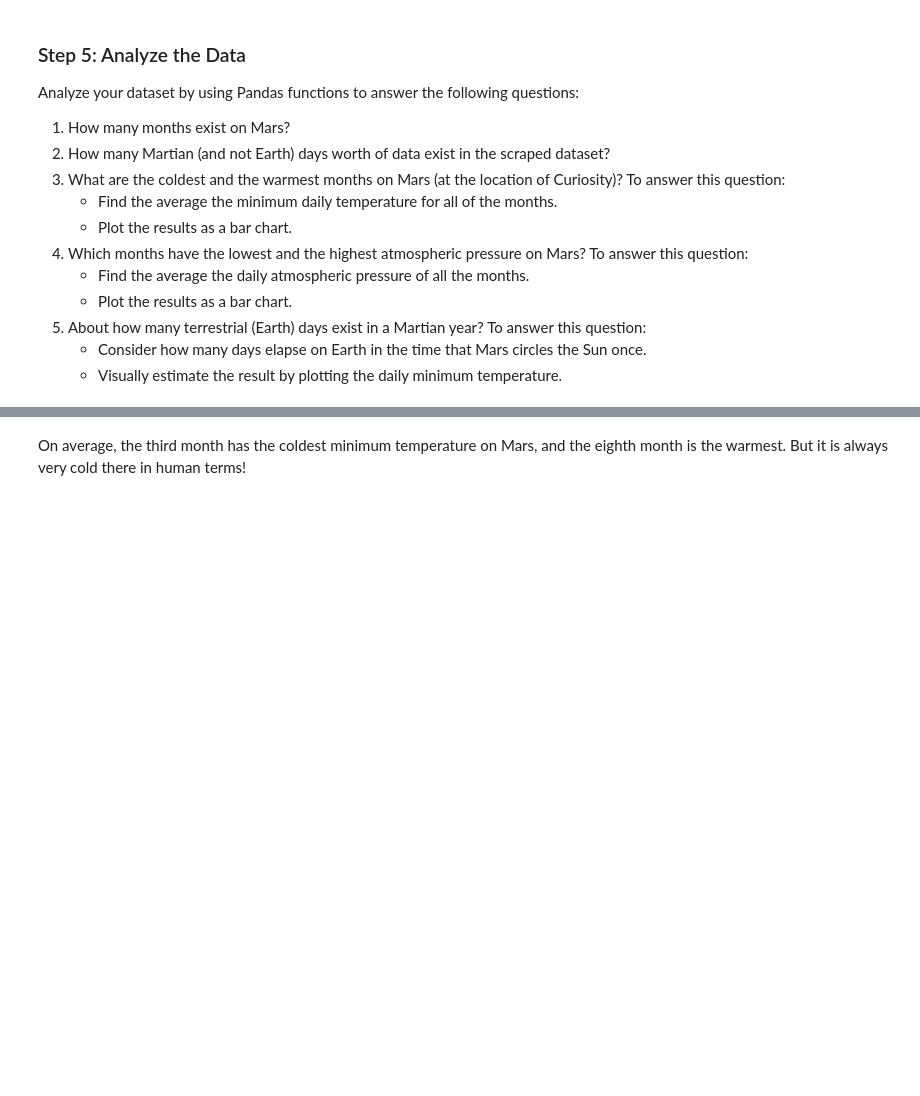
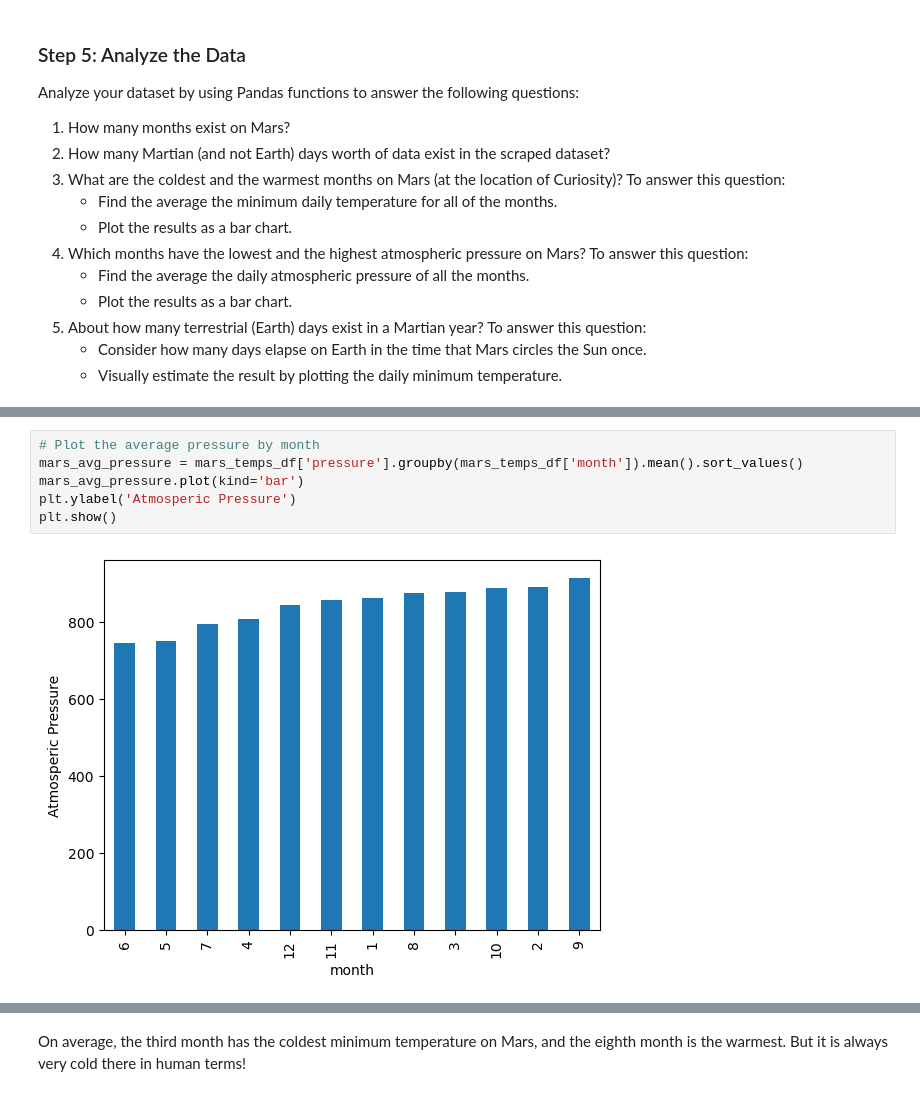
Before and after one commit to atmetz/scraping-challenge, a Jupyter notebook: part_2_mars_weather.ipynb, the cells around one changed output, grey strips where cells are left out. Drawn from its saved outputs; the diff is of its cells as text; blank space fills up the shorter version.

```diff
--- a/part_2_mars_weather.ipynb
+++ b/part_2_mars_weather.ipynb
@@ -205,2 +205,10 @@ Name: pressure, dtype: float64
+# %%
+# Plot the average pressure by month
+mars_avg_pressure = mars_temps_df['pressure'].groupby(mars_temps_df['month']).mean().sort_values()
+mars_avg_pressure.plot(kind='bar')
+plt.ylabel('Atmosperic Pressure')
+plt.show()
+# %% [output]
+[figure, added]
 # %%
 # 5. How many terrestrial (earth) days are there in a Martian year?
```
Also changed, not shown: parts of 10 cells of this notebook, 1 other file.
